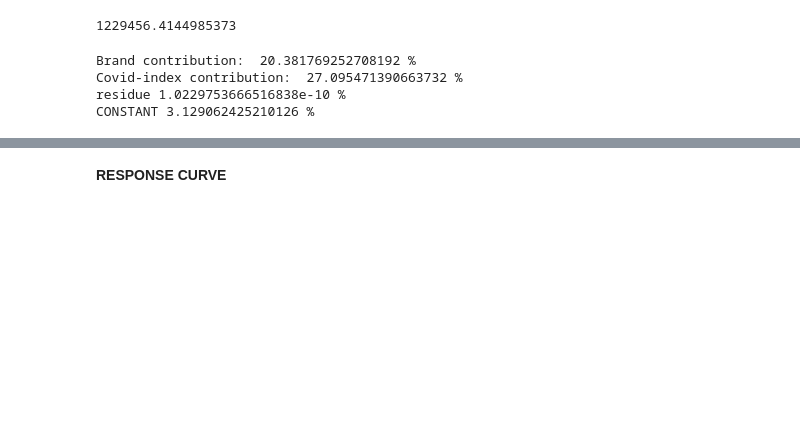
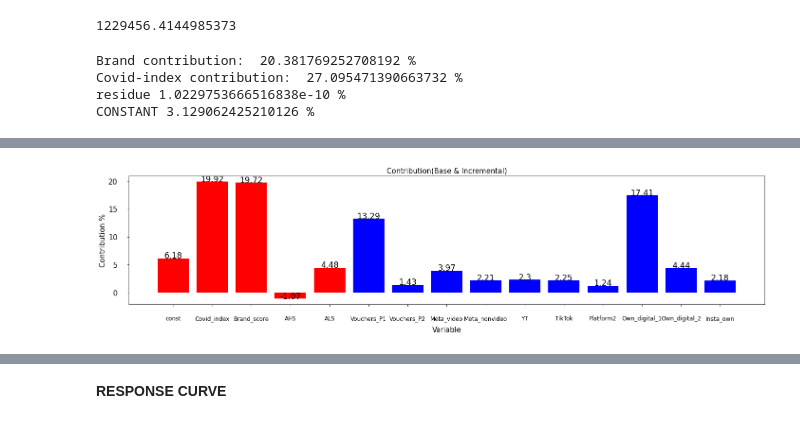
Before and after one commit to Akash743/Mathematical-Optimization, a Jupyter notebook: Testing_final.ipynb, the cells around one changed output, grey strips where cells are left out. Drawn from its saved outputs; the diff is of its cells as text; code cells hidden in the pictures; blank space fills up the shorter version.

```diff
--- a/Testing_final.ipynb
+++ b/Testing_final.ipynb
@@ -945,0 +1111,36 @@ CONSTANT 3.129062425210126 %
+# %%
+## Contribution
+x2=['const', 'Covid_index', 'Brand_score', 'AHS', 'ALS','Vouchers_P1', 'Vouchers_P2',
+       'Meta_video', 'Meta_nonvideo', 'YT', 'TikTok', 'Platform2',
+       'Own_digital_1', 'Own_digital_2', 'Insta_own']
+y2 = [6.18,19.92,19.72,-1.07,4.48,13.29,1.43,3.97,2.21,2.3,2.25,1.24,17.41,4.44,2.18]
+def addlabels2(x2,y2):
+    for i in range(len(x2)):
+      #if x2[i] in ['const', 'Covid_index', 'Brand_score','AHS','LHS']:
+        plt.text(i, y2[i], y2[i], ha = 'center',size=17)
+      # else:
+      #   plt.text(i, y2[i], y2[i], ha = 'center',size=14,color='blue')
+
+
+
+plt.figure(figsize = (24, 5))
+plt.bar(x2[0:5],y2[0:5],color='red')
+plt.bar(x2[5:],y2[5:],color='blue')
+
+addlabels2(x2,y2)
+#addlabels2(x2[5:],y2[5:])
+
+# giving title to the plot
+plt.title("Contribution(Base & Incremental)",size=15)
+
+# giving X and Y labels
+plt.xlabel("Variable",size=15,labelpad=10)
+plt.ylabel("Contribution %",size=15)
+plt.yticks(fontsize=15)
+plt.xticks(fontsize=12)
+plt.tick_params(axis='both', which='major', pad=20)
+
+# visualizing the plot
+plt.show()
+# %% [output]
+[figure, added]
```
Also changed, not shown: parts of 54 cells of this notebook.
